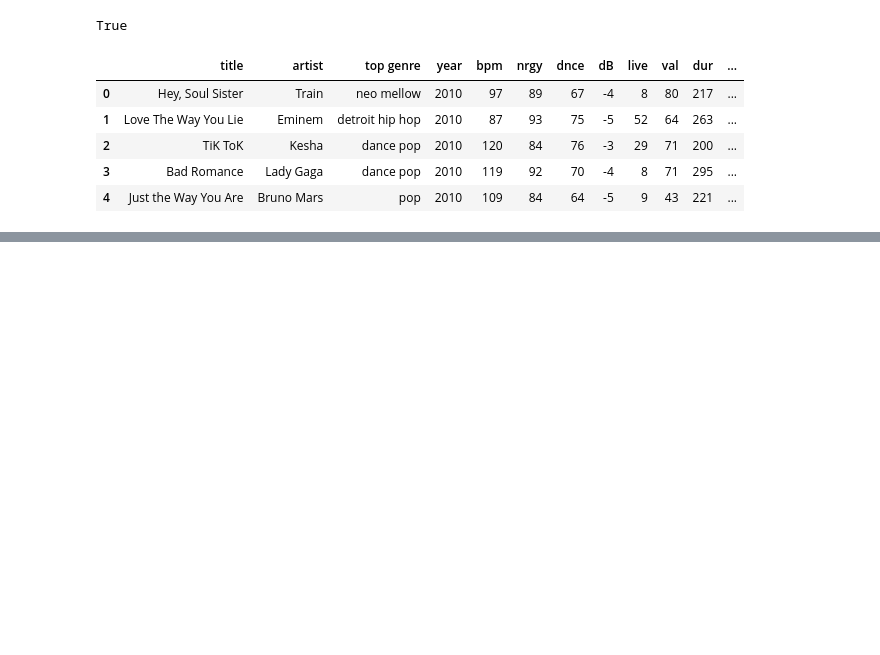
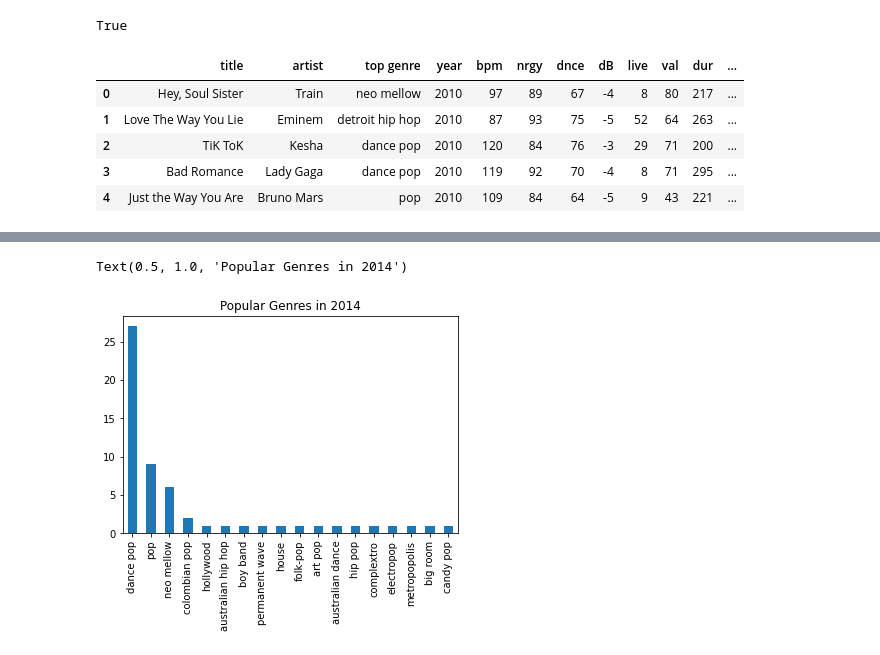
Before and after one commit to cveras33/project-1-group-6, a Jupyter notebook: Python Files/top_songs_by_decade.ipynb, the cells around one changed output, grey strips where cells are left out. Drawn from its saved outputs; the diff is of its cells as text; code cells hidden in the pictures; blank space fills up the shorter version.

```diff
--- a/Python Files/top_songs_by_decade.ipynb
+++ b/Python Files/top_songs_by_decade.ipynb
@@ -81,0 +86,9 @@ genre_by_year = genre_by_year_count.size()
+# %%
+get_2014 = narrowed_df.loc[narrowed_df['year'] == 2014]
+genre_2014 = get_2014["top genre"].value_counts()
+plot_2014 = get_2014["top genre"].value_counts().plot(kind = "bar")
+
+plt.title("Popular Genres in 2014")
+# %% [output]
+Text(0.5, 1.0, 'Popular Genres in 2014')
+[figure, added]
```
Also changed, not shown: parts of 6 cells of this notebook.
